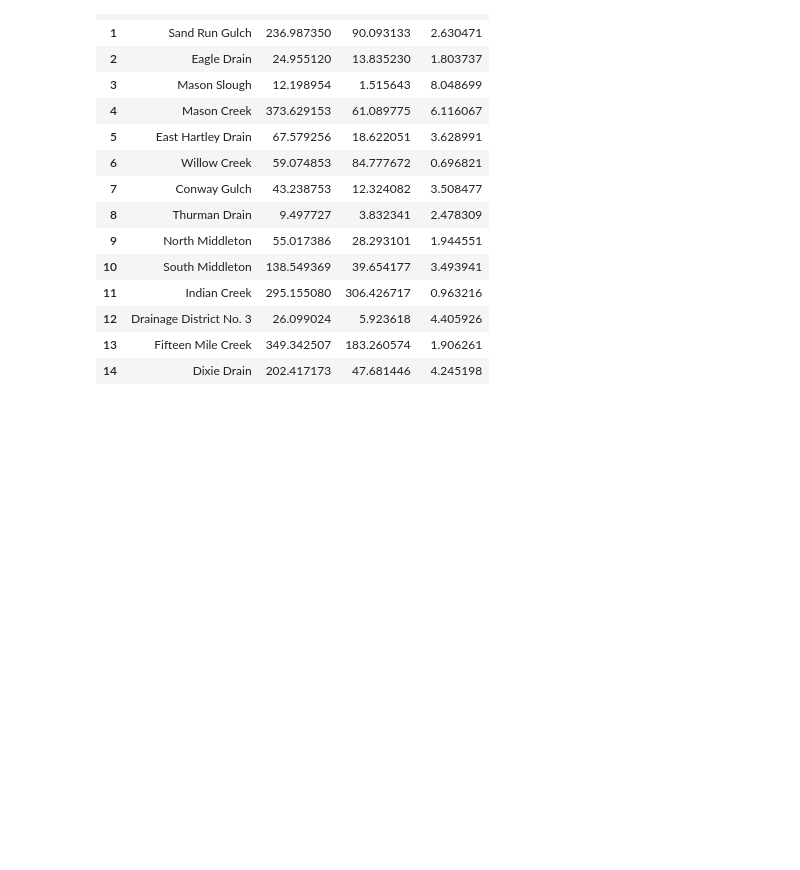
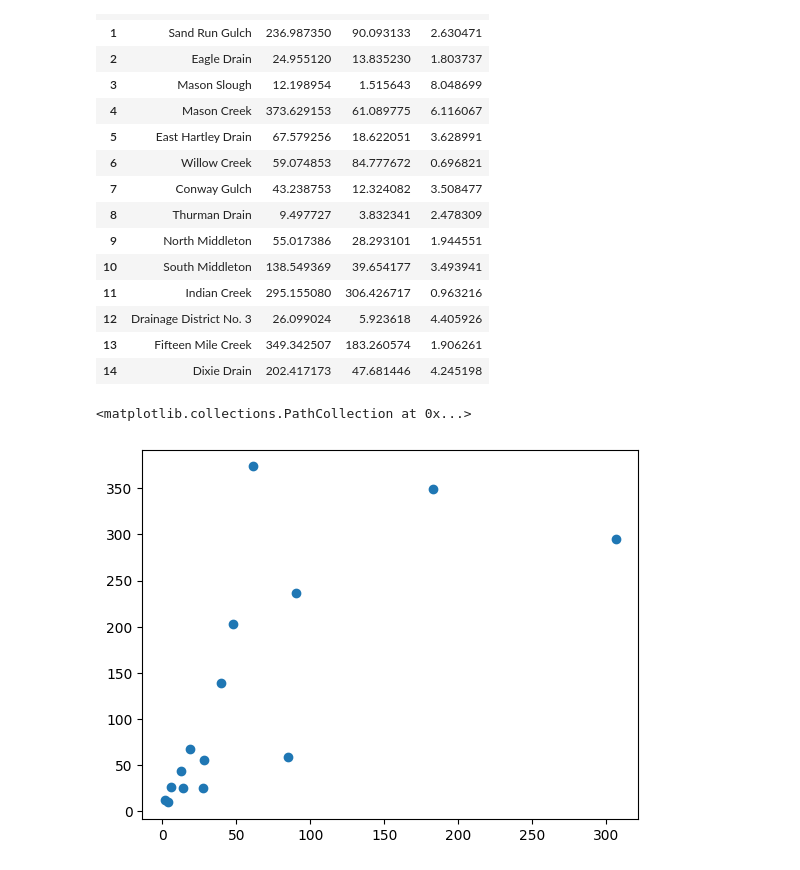
Before and after one commit to carlibeisel/Drains_Lower_Boise_River, a Jupyter notebook: *irrigation_mileage.ipynb, the cells around one changed output. Cells and saved outputs as stored; diff of their text form; code cells hidden in the pictures; blank space fills up the shorter version.

Commit message:
added graph

```diff
--- a/*irrigation_mileage.ipynb
+++ b/*irrigation_mileage.ipynb
@@ -59,3 +66,14 @@ df['prop_scaled'] = (df['Proportion'] - mean_prop) / std_dev_prop ** 2
 
 df = df.reset_index(drop=True)
 df.to_csv('/content/drive/MyDrive/Data/Model Modifications/water_management_metric/irrigation_mileage_scaled.csv', index=False)
+# %%
+#----------------------------------#
+# Figure Comparing Drain Mileage   #
+#----------------------------------#
+
+df = pd.read_csv('/content/drive/MyDrive/Data/Model Modifications/water_management_metric/irrigation_mileage_scaled.csv')
+
+plt.scatter(x=df["Area (mi^2)"], y=df["Total Miles"])
+# %% [output]
+<matplotlib.collections.PathCollection at 0x...>
+[figure, added]
```
Also changed, not shown: parts of 3 cells of this notebook.
